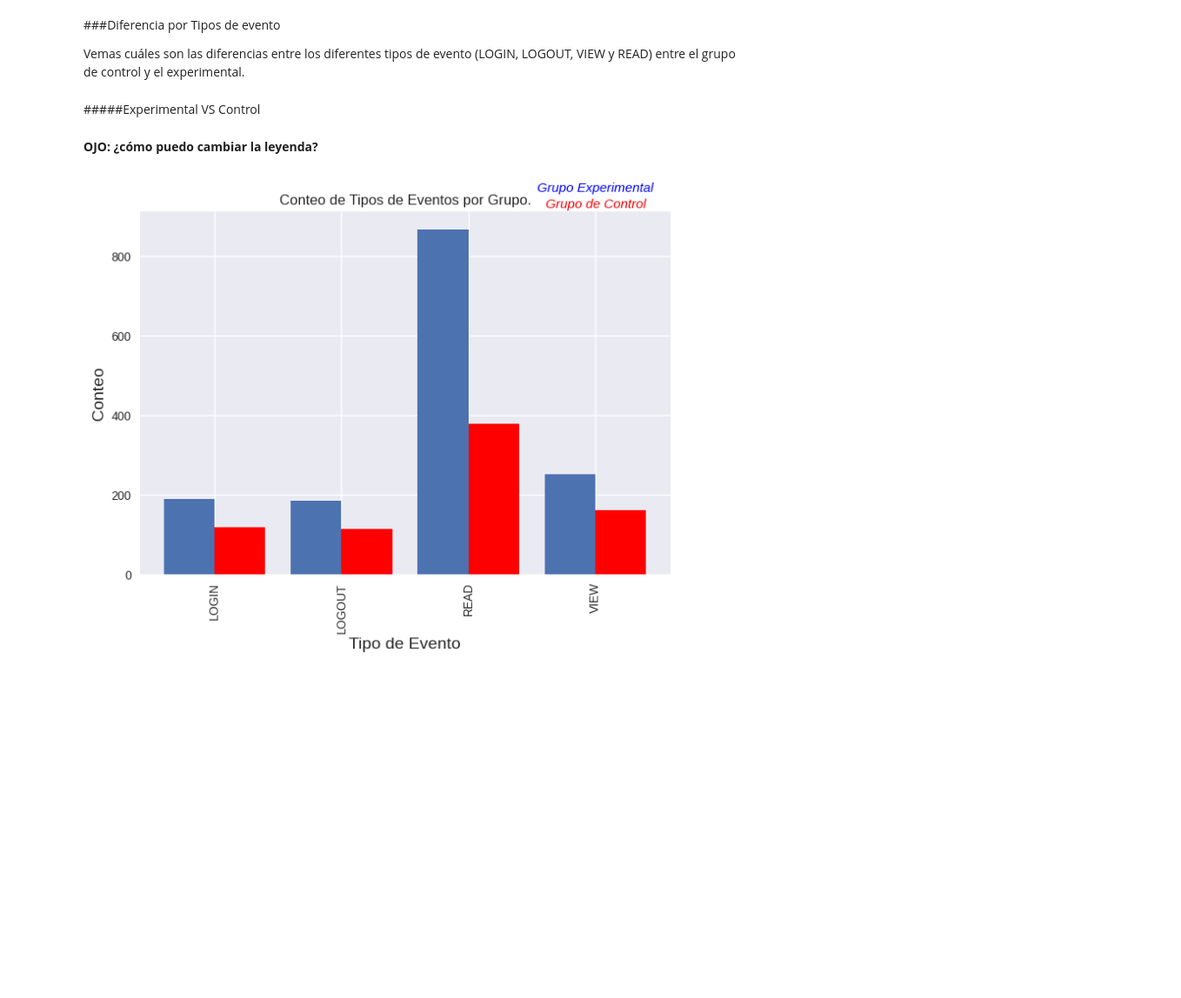
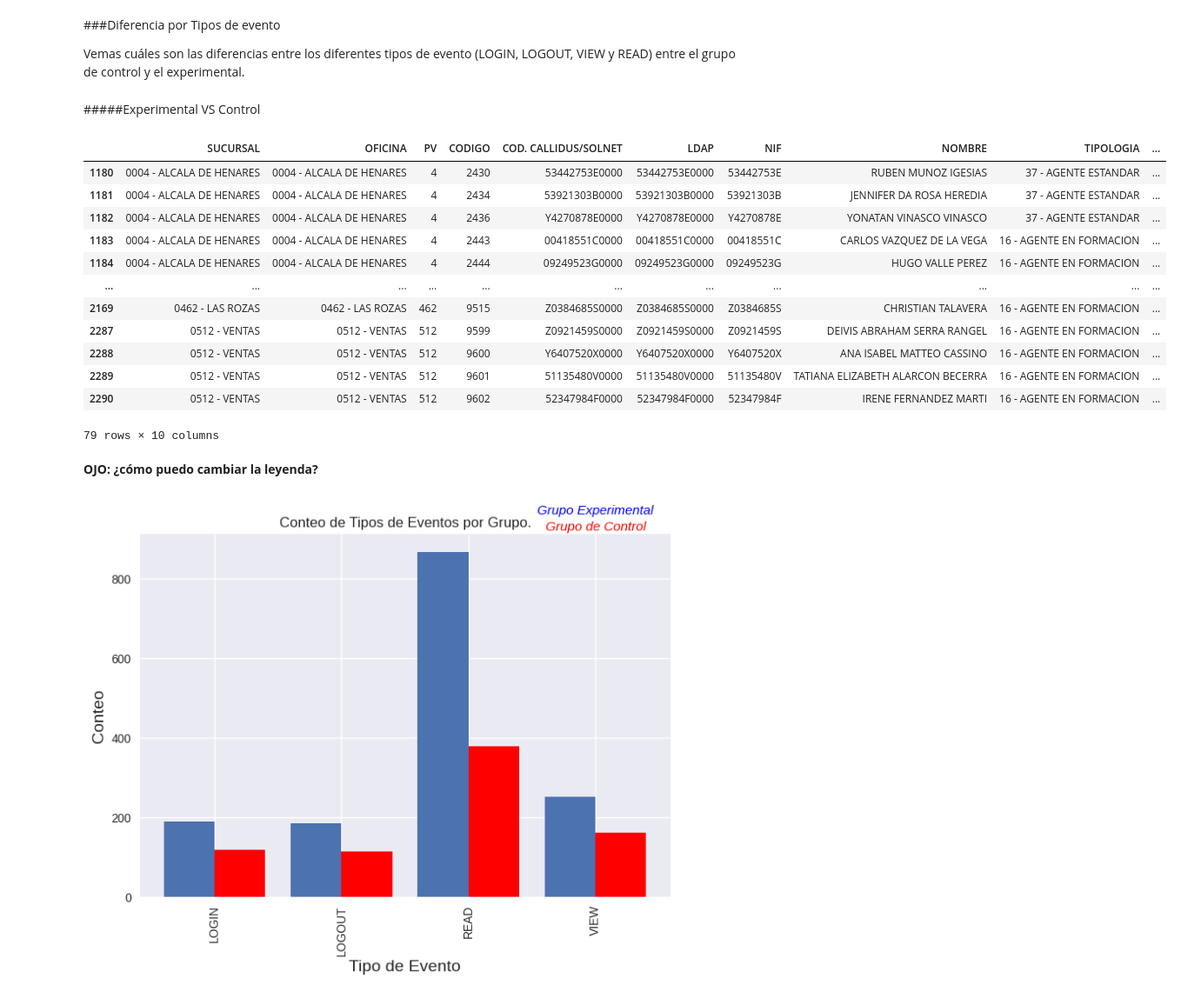
Before and after one commit to Ana-AlonsoCanizares/AA_GRUPO3, a Jupyter notebook: PruebaControl_OCASO.ipynb, the cells around one changed output. Shown at 87% size. Cells and saved outputs as stored; diff of their text form; code cells hidden in the pictures; blank space fills up the shorter version.

```diff
--- a/PruebaControl_OCASO.ipynb
+++ b/PruebaControl_OCASO.ipynb
@@ -182,6 +180,22 @@ dif_eventos_exp = accesos_gr_exp.groupby(by=['TIPO EVENTO'], as_index=False).cou
 dif_eventos_ctrl = accesos_gr_ctrl.groupby(by=['TIPO EVENTO'], as_index=False).count()
 
 dif_eventos_ctrl1_2 = accesos_gr_ctrl1_2.groupby(by=['TIPO EVENTO'], as_index=False).count()
+# %%
+Gr1
+# %% [output]
+|  | SUCURSAL | OFICINA | PV | CODIGO | COD. CALLIDUS/SOLNET | LDAP | NIF | NOMBRE | TIPOLOGIA | ... |
+| 1180 | 0004 - ALCALA DE HENARES | 0004 - ALCALA DE HENARES | 4 | 2430 | 53442753E0000 | 53442753E0000 | 53442753E | RUBEN MUNOZ IGESIAS | 37 - AGENTE ESTANDAR | ... |
+| 1181 | 0004 - ALCALA DE HENARES | 0004 - ALCALA DE HENARES | 4 | 2434 | 53921303B0000 | 53921303B0000 | 53921303B | JENNIFER DA ROSA HEREDIA | 37 - AGENTE ESTANDAR | ... |
+| 1182 | 0004 - ALCALA DE HENARES | 0004 - ALCALA DE HENARES | 4 | 2436 | Y4270878E0000 | Y4270878E0000 | Y4270878E | YONATAN VINASCO VINASCO | 37 - AGENTE ESTANDAR | ... |
+| 1183 | 0004 - ALCALA DE HENARES | 0004 - ALCALA DE HENARES | 4 | 2443 | 00418551C0000 | 00418551C0000 | 00418551C | CARLOS VAZQUEZ DE LA VEGA | 16 - AGENTE EN FORMACION | ... |
+| 1184 | 0004 - ALCALA DE HENARES | 0004 - ALCALA DE HENARES | 4 | 2444 | 09249523G0000 | 09249523G0000 | 09249523G | HUGO VALLE PEREZ | 16 - AGENTE EN FORMACION | ... |
+| ... | ... | ... | ... | ... | ... | ... | ... | ... | ... | ... |
+| 2169 | 0462 - LAS ROZAS | 0462 - LAS ROZAS | 462 | 9515 | Z0384685S0000 | Z0384685S0000 | Z0384685S | CHRISTIAN TALAVERA | 16 - AGENTE EN FORMACION | ... |
+| 2287 | 0512 - VENTAS | 0512 - VENTAS | 512 | 9599 | Z0921459S0000 | Z0921459S0000 | Z0921459S | DEIVIS ABRAHAM SERRA RANGEL | 16 - AGENTE EN FORMACION | ... |
+| 2288 | 0512 - VENTAS | 0512 - VENTAS | 512 | 9600 | Y6407520X0000 | Y6407520X0000 | Y6407520X | ANA ISABEL MATTEO CASSINO | 16 - AGENTE EN FORMACION | ... |
+| 2289 | 0512 - VENTAS | 0512 - VENTAS | 512 | 9601 | 51135480V0000 | 51135480V0000 | 51135480V | TATIANA ELIZABETH ALARCON BECERRA | 16 - AGENTE EN FORMACION | ... |
+| 2290 | 0512 - VENTAS | 0512 - VENTAS | 512 | 9602 | 52347984F0000 | 52347984F0000 | 52347984F | IRENE FERNANDEZ MARTI | 16 - AGENTE EN FORMACION | ... |
+79 rows × 10 columns
 # %% [markdown]
 **OJO: ¿cómo puedo cambiar la leyenda?**
 # %%
```
Also changed, not shown: parts of 5 cells of this notebook.
